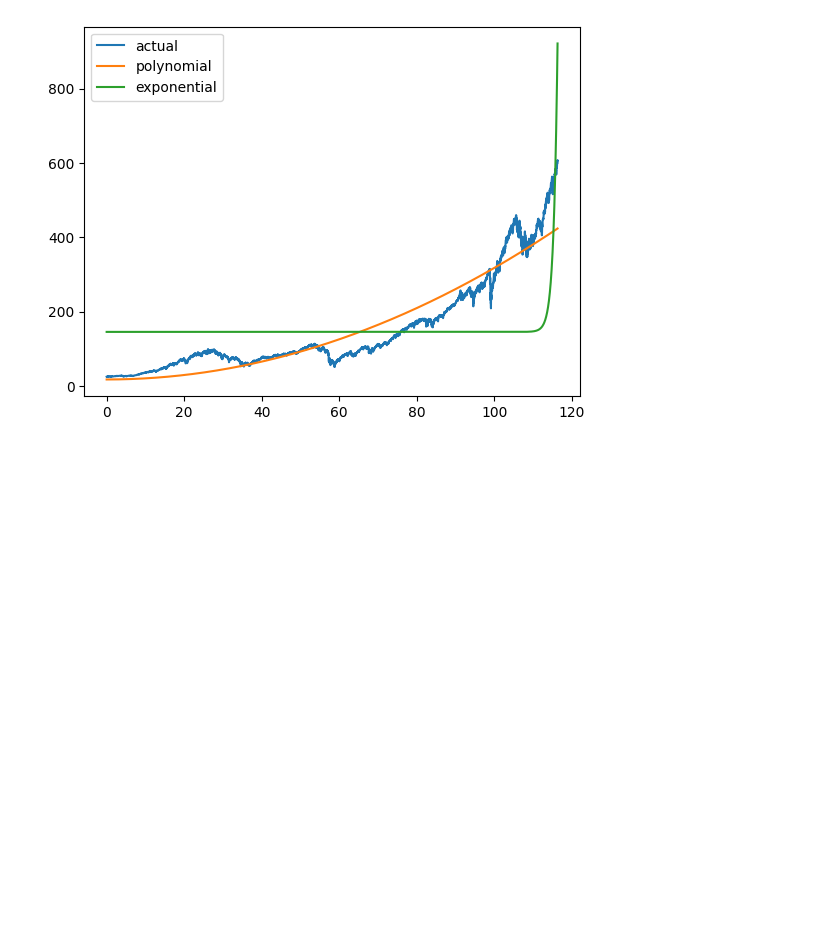
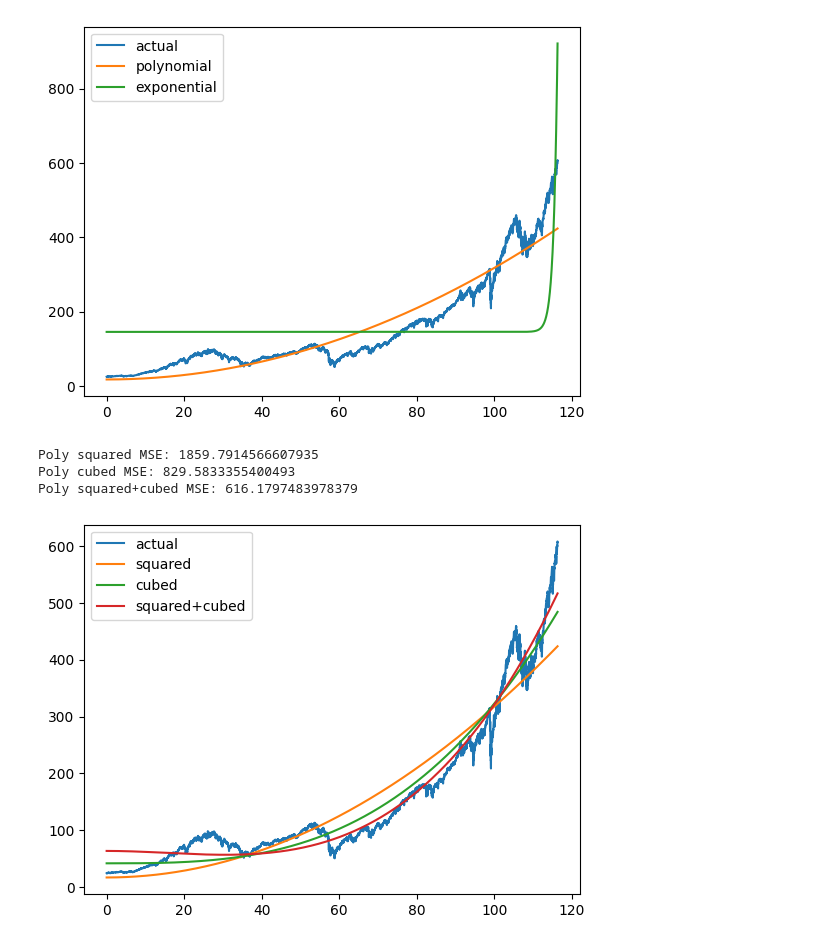
Before and after one commit to dhcchh/SPY-Analytics-Forecasting-Project, a Jupyter notebook: ML-Notebooks/regression_baseline.ipynb, the cells around one changed output. Drawn from its saved outputs; the diff is of its cells as text; code cells hidden in the pictures; blank space fills up the shorter version.

```diff
--- a/ML-Notebooks/regression_baseline.ipynb
+++ b/ML-Notebooks/regression_baseline.ipynb
@@ -20,16 +20,20 @@ def get_days_since_start(date):
 df_full = df_full.assign(index=df_full['date'].apply(get_days_since_start))
 df_full = (df_full
            .assign(index_sq=df_full['index'].apply(lambda x:x**2))
-           .assign(index_e=df_full['index'].apply(lambda x:np.e**x)))
+           .assign(index_e=df_full['index'].apply(lambda x:np.e**x))
+           .assign(index_cube=df_full['index'].apply(lambda x:x**3))
+           )
 df_month = df_month.assign(index=df_month['date'].apply(get_days_since_start))
 df_month = (df_month
             .assign(index_sq=df_month['index'].apply(lambda x:x**2))
             .assign(index_e=df_month['index'].apply(lambda x:np.e**x))
+            .assign(index_cube=df_month['index'].apply(lambda x:x**3))
             )
 df_week = df_week.assign(index=df_week['date'].apply(get_days_since_start))
 df_week = (df_week
            .assign(index_sq=df_week['index'].apply(lambda x:x**2))
            .assign(index_e=df_week['index'].apply(lambda x:np.e**x))
+           .assign(index_cube=df_week['index'].apply(lambda x:x**3))
            )
 # %%
 poly = LinearRegression().fit(df_month[['index_sq']], df_month['close_price'])
@@ -64,3 +68,27 @@ plt.legend()
 plt.show()
 # %% [output]
 [figure]
+# %%
+poly_2 = poly
+poly_3 = LinearRegression().fit(df_month[['index_cube']], df_month['close_price'])
+poly_2_3 = LinearRegression().fit(df_month[['index_sq','index_cube']],df_month['close_price'])
+poly_3_test = poly_3.predict(df_month_test[['index_cube']])
+poly_2_3_test = poly_2_3.predict(df_month_test[['index_sq','index_cube']])
+poly_3_mse = mean_squared_error(df_month_test['close_price'], poly_3_test)
+poly_2_3_mse = mean_squared_error(df_month_test['close_price'], poly_2_3_test)
+print(f'Poly squared MSE: {poly_month_mse}\n'
+      f'Poly cubed MSE: {poly_3_mse}\n'
+      f'Poly squared+cubed MSE: {poly_2_3_mse}')
+# %% [output]
+Poly squared MSE: 1859.7914566607935
+Poly cubed MSE: 829.5833355400493
+Poly squared+cubed MSE: 616.1797483978379
+# %%
+plt.plot(df_month_test['index'],df_month_test['close_price'],label='actual')
+plt.plot(df_month_test['index'],poly_month_test,label='squared')
+plt.plot(df_month_test['index'],poly_3_test,label='cubed')
+plt.plot(df_month_test['index'],poly_2_3_test,label='squared+cubed')
+plt.legend()
+plt.show()
+# %% [output]
+[figure, added]
```
Also changed, not shown: parts of 2 cells of this notebook.
